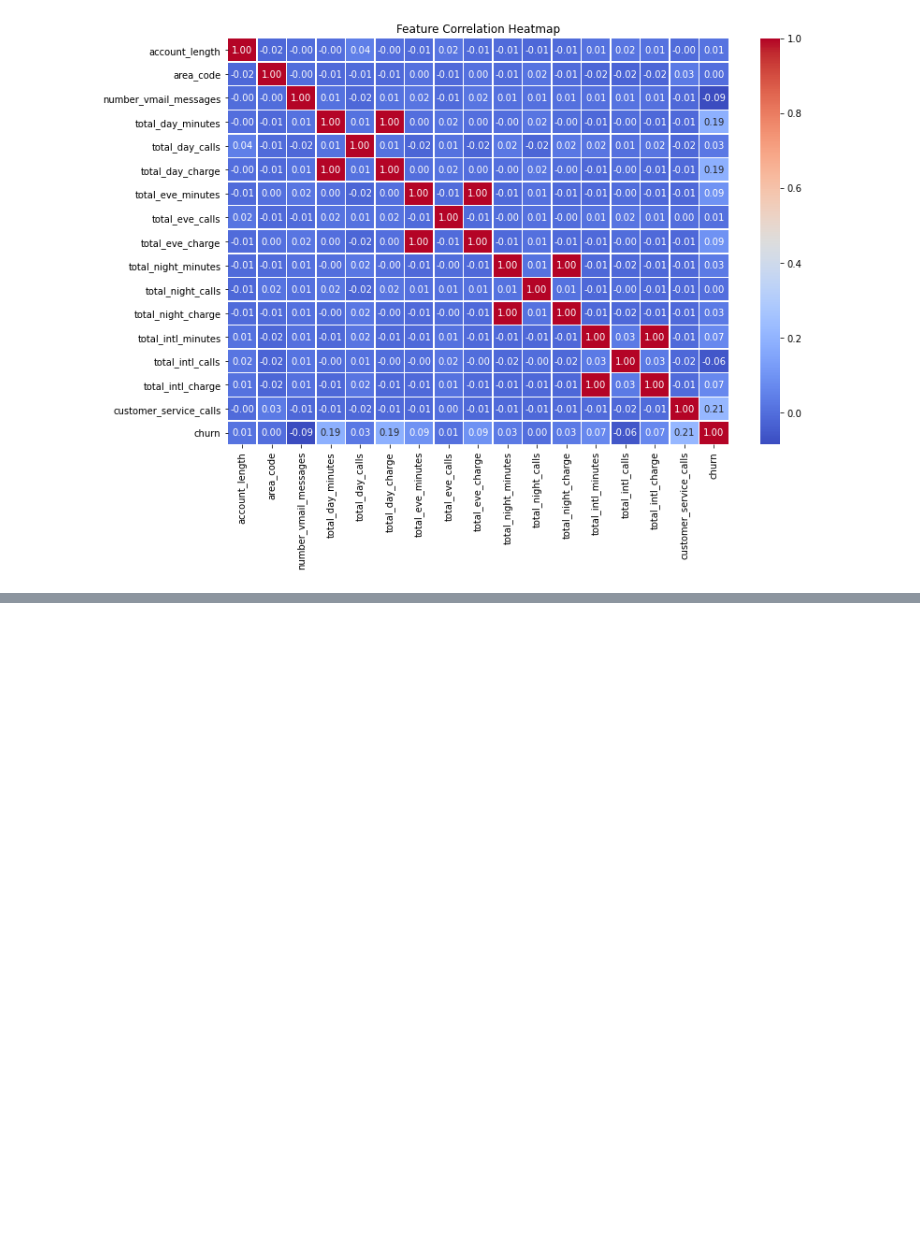
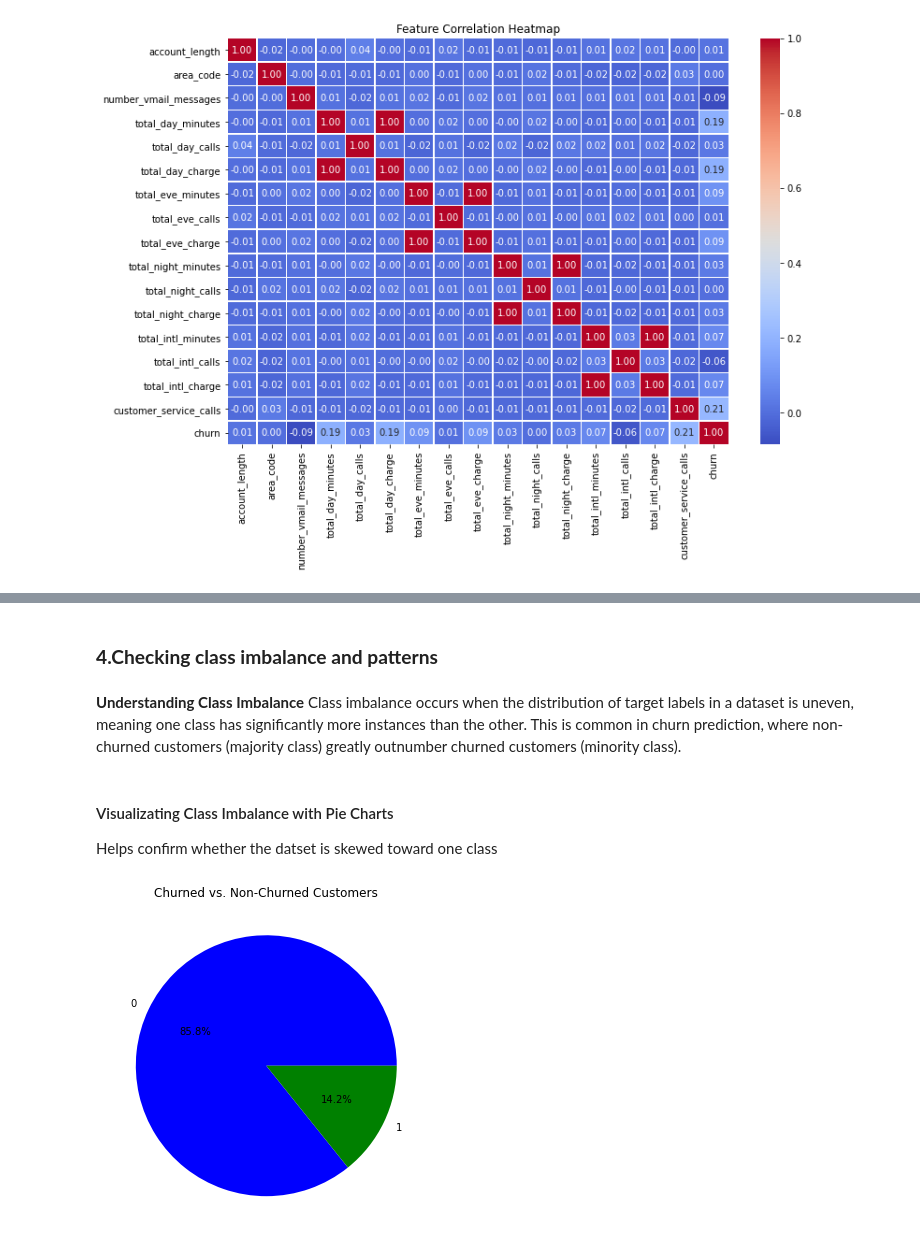
Before and after one commit to KawiraE/Telecom_Churn_Prediction, a Jupyter notebook: notebook.ipynb, the cells around one changed output, grey strips where cells are left out. Saved outputs shown, nothing was run; the diff lists cells and outputs as text; code cells hidden in the pictures; blank space fills up the shorter version.

```diff
--- a/notebook.ipynb
+++ b/notebook.ipynb
@@ -638,0 +679,16 @@ plt.show()
+# %% [markdown]
+### **4.Checking class imbalance and patterns**
+# %% [markdown]
+**Understanding Class Imbalance**
+Class imbalance occurs when the distribution of target labels in a dataset is uneven, meaning one class has significantly more instances than the other. This is common in churn prediction, where non-churned customers (majority class) greatly outnumber churned customers (minority class).
+# %% [markdown]
+#### Visualizating Class Imbalance with Pie Charts
+Helps confirm whether the datset is skewed toward one class
+# %%
+plt.figure(figsize=(6,6))
+Syria_df['churn'].value_counts().plot(kind='pie', autopct='%1.1f%%', colors=['blue', 'green'])
+plt.title("Churned vs. Non-Churned Customers")
+plt.ylabel("")
+plt.show()
+# %% [output]
+[figure, added]
```
Also changed, not shown: parts of 14 cells of this notebook.
